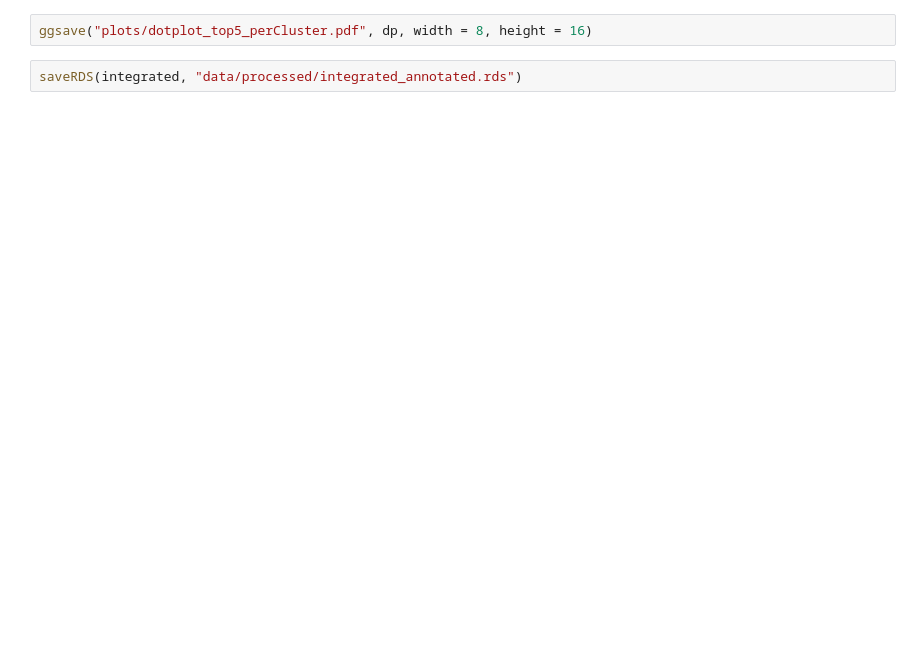
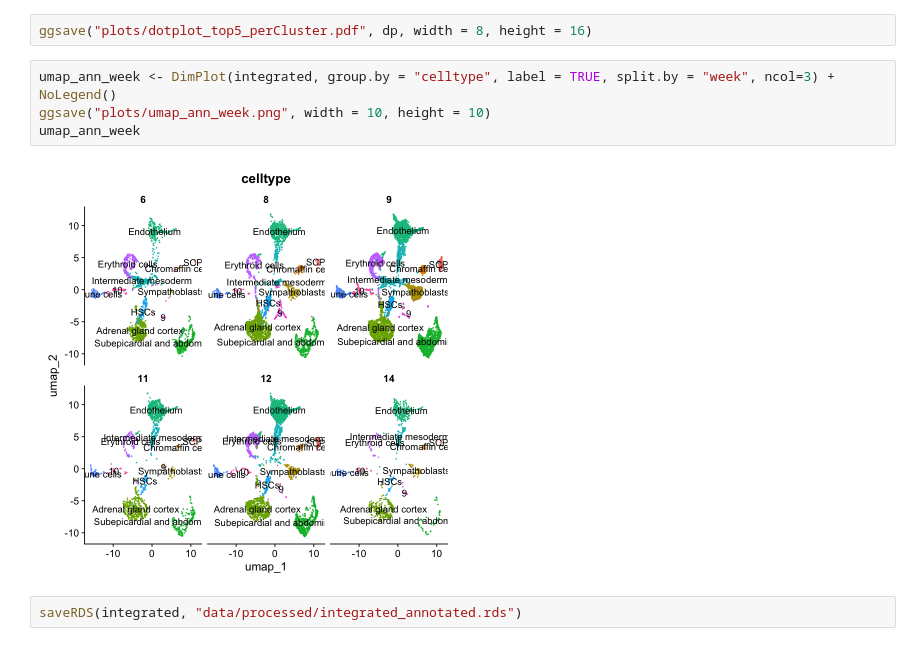
Before and after one commit to Zaf4/CCRItask, a Jupyter notebook: 02_umap_cluster_annotaion.ipynb, the cells around one changed output. Saved outputs shown, nothing was run; the diff lists cells and outputs as text; blank space fills up the shorter version.

```diff
--- a/02_umap_cluster_annotaion.ipynb
+++ b/02_umap_cluster_annotaion.ipynb
@@ -245,4 +250,10 @@ dp
 # %%
 ggsave("plots/dotplot_top5_perCluster.pdf", dp, width = 8, height = 16)
+# %%
+umap_ann_week <- DimPlot(integrated, group.by = "celltype", label = TRUE, split.by = "week", ncol=3) + NoLegend()
+ggsave("plots/umap_ann_week.png", width = 10, height = 10)
+umap_ann_week
+# %% [output]
+[figure, added]
 # %%
 saveRDS(integrated, "data/processed/integrated_annotated.rds")
```
Also changed, not shown: parts of 20 cells of this notebook, 8 other files.
